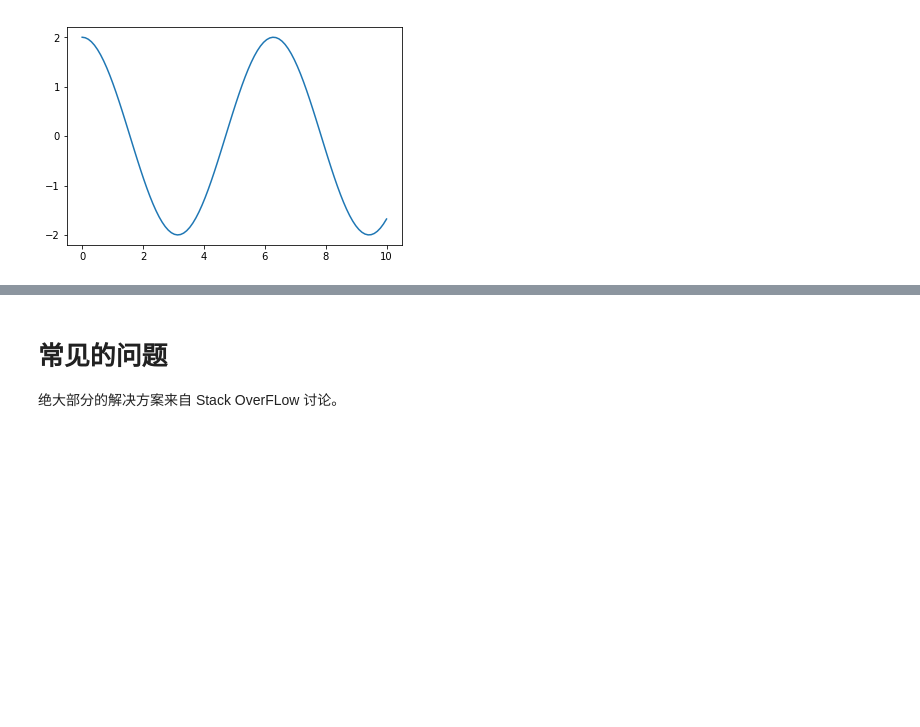
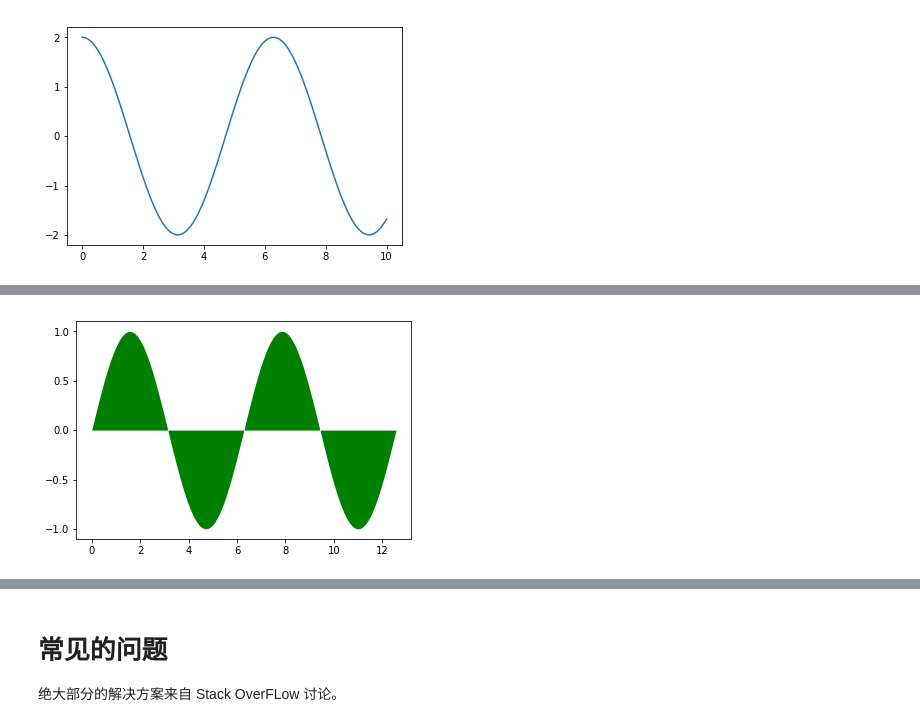
Before and after one commit to wklchris/Note-by-Jupyter, a Jupyter notebook: Python/Matplotlib.ipynb, the cells around one changed output, grey strips where cells are left out. Cells and saved outputs as stored; diff of their text form; code cells hidden in the pictures; blank space fills up the shorter version.

Commit message:
Matplotlib: Contour & Fill_between.

```diff
--- a/Python/Matplotlib.ipynb
+++ b/Python/Matplotlib.ipynb
@@ -389,0 +399,13 @@ fig.savefig(filename, transparent='True', format='pdf')
+# %%
+plt.close('all')
+fig, ax = plt.subplots()
+
+xx = np.linspace(0, 4 * np.pi, 100)
+yy1 = np.zeros_like(xx)
+yy2 = np.sin(xx)
+
+ax.fill_between(xx, yy1, yy2, color='g')  # 省略第三参数将会默认其为 x 轴
+
+plt.show()
+# %% [output]
+[figure, added]
```
Also changed, not shown: parts of 7 cells of this notebook.
